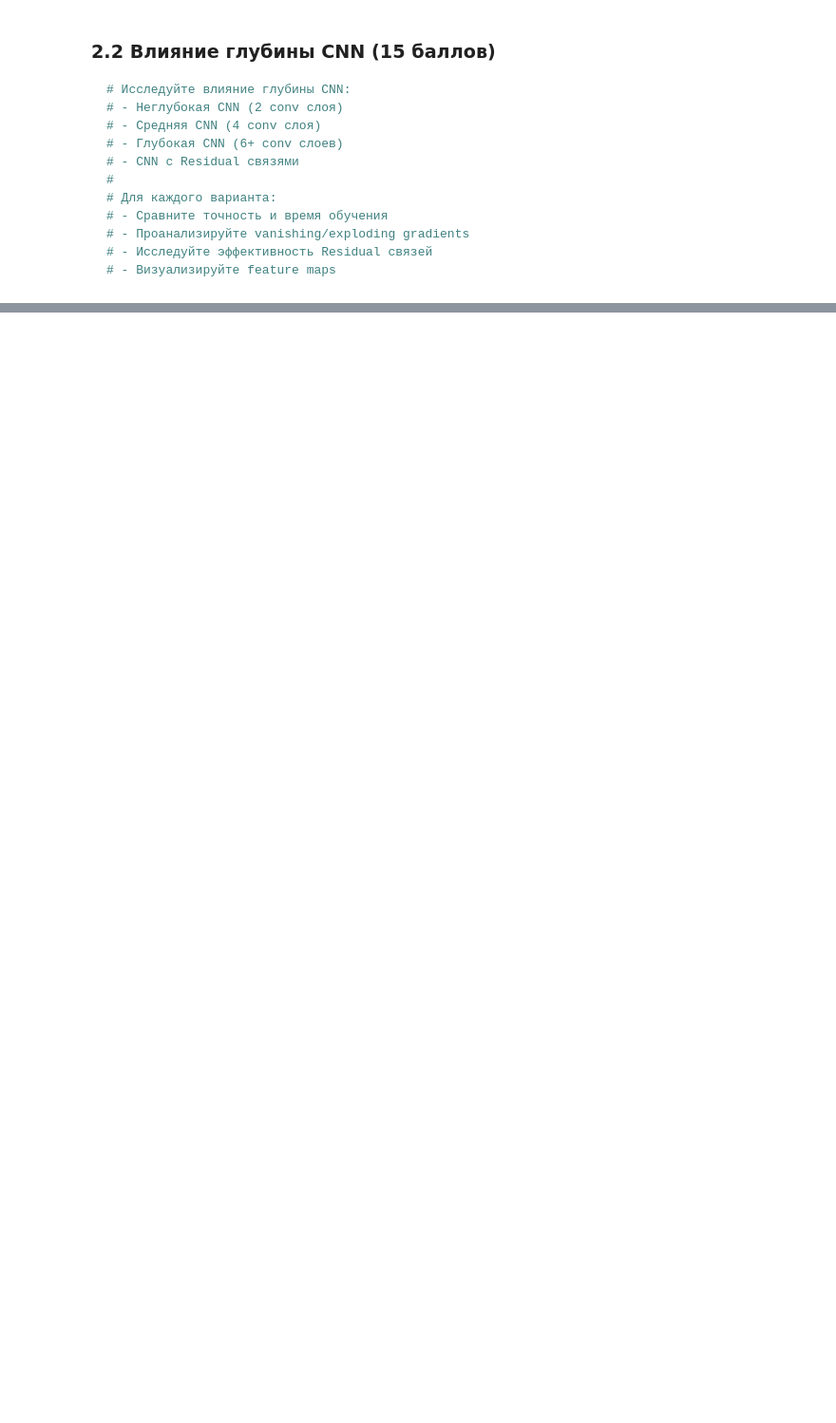
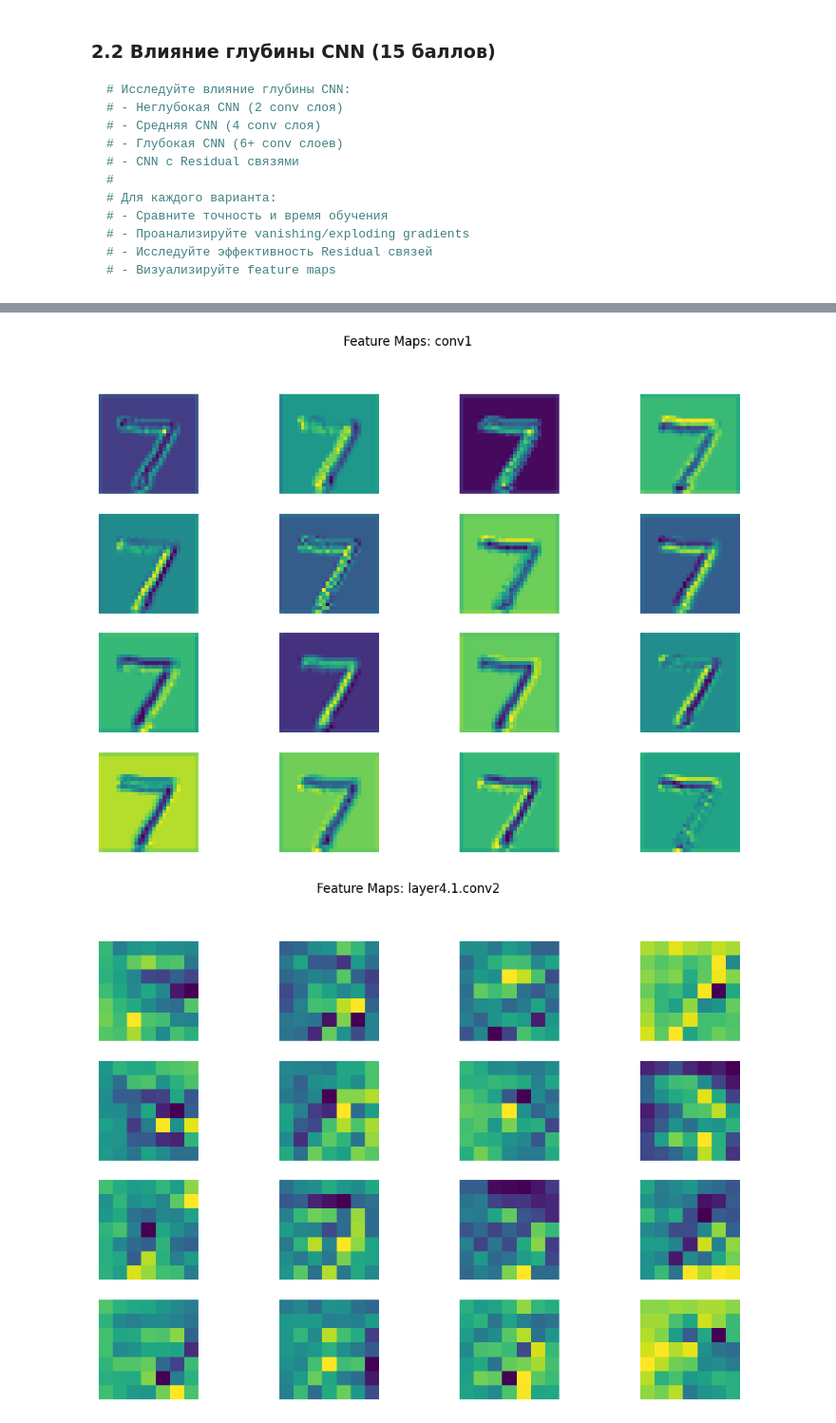
Before and after one commit to experiencedInternetUser/torch, a Jupyter notebook: lesson4-conv-models/homework_cnn_architecture_analysis.ipynb, the cells around one changed output, grey strips where cells are left out. Shown at 95% size. Saved outputs shown, nothing was run; the diff lists cells and outputs as text; code cells hidden in the pictures; blank space fills up the shorter version.

```diff
--- a/lesson4-conv-models/homework_cnn_architecture_analysis.ipynb
+++ b/lesson4-conv-models/homework_cnn_architecture_analysis.ipynb
@@ -288,0 +557,6 @@ visualize_activations(CNN_combo, test_loader, device)
+# %%
+visualize_feature_maps(restNetNmist, test_loader, device, layer_name='conv1')
+visualize_feature_maps(restNetNmist, test_loader, device, layer_name='layer4.1.conv2')  #
+# %% [output]
+[figure, added]
+[figure, added]
```
Also changed, not shown: parts of 13 cells of this notebook, 4 other files.
